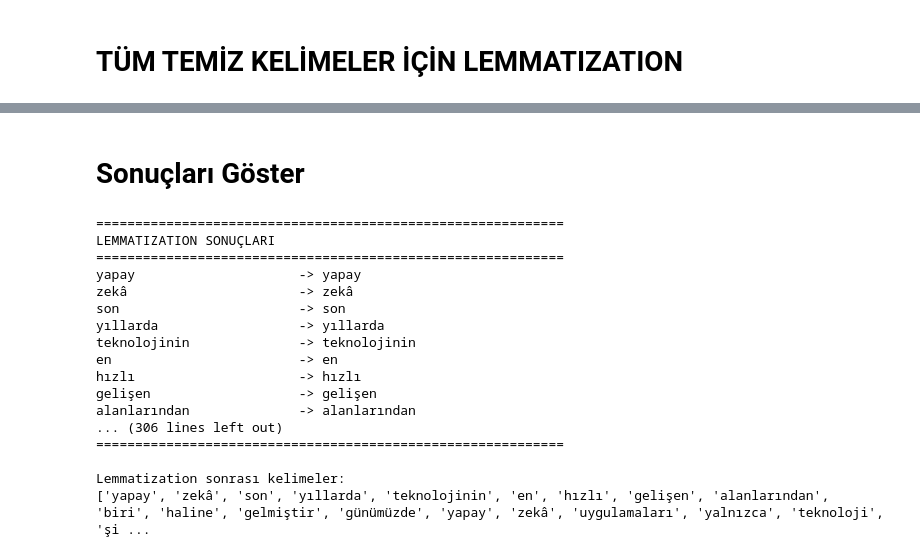
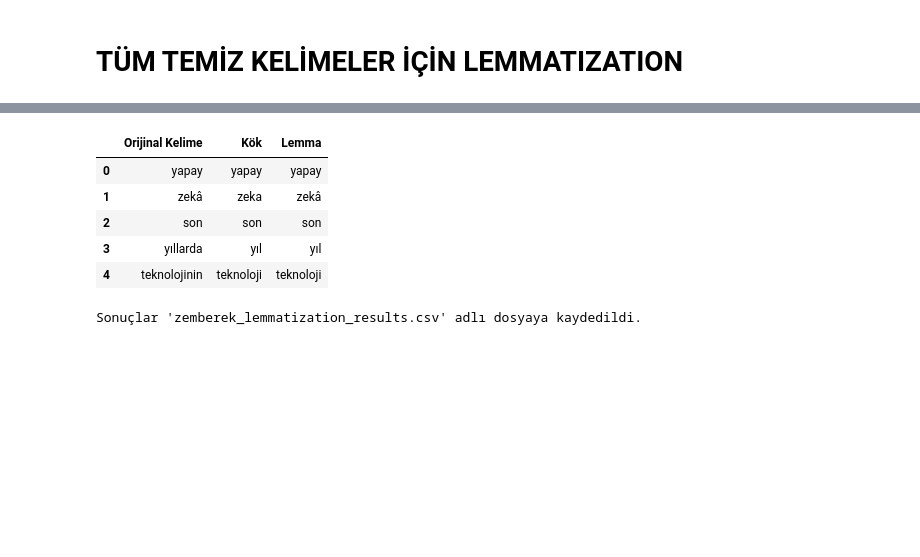
Before and after one commit to gozdecolakoglu/metin, a Jupyter notebook: metin_tr.ipynb, the cells around one changed output, grey strips where cells are left out. Cells and saved outputs as stored; diff of their text form; code cells hidden in the pictures; blank space fills up the shorter version.

```diff
--- a/metin_tr.ipynb
+++ b/metin_tr.ipynb
@@ -151,17 +158,18 @@ değil                     -> değil
 # %% [markdown]
 # **Zemberek**
 # %%
-import jpype
-import os
-
-# Ensure JPype is installed
+# 1. Önce paketi yükleyin
 !pip install -q JPype1
 
+import os
+import jpype
+
+# 2. JAR dosyasının yolunu belirtin (dosyanın bu konumda olduğundan emin olun)
 jar_path = "/content/zemberek-full.jar"
 
 print("JAR mevcut:", os.path.exists(jar_path))
 
-# Check if JVM is already started before attempting to start it again
+# 3. JVM kontrolü ve başlatılması
 if not jpype.isJVMStarted():
     jpype.startJVM(
         jpype.getDefaultJVMPath(),
@@ -172,15 +180,11 @@ if not jpype.isJVMStarted():
 else:
     print("JVM zaten başlatılmış.")
 
-# These lines should always execute after the JVM is confirmed to be running
-TurkishMorphology = jpype.JClass(
-    "zemberek.morphology.TurkishMorphology"
-)
-
+# 4. Sınıfın çağrılması ve nesnenin oluşturulması
+TurkishMorphology = jpype.JClass("zemberek.morphology.TurkishMorphology")
 print("TurkishMorphology bulundu!")
 
 morphology = TurkishMorphology.createWithDefaults()
-
 print("Zemberek hazır!")
 # %% [output]
 JAR mevcut: True
@@ -331,33 +339,27 @@ Analiz edilen kelime: 315
-# %% [markdown]
-# **Sonuçları Göster**
-# %%
-print("\n")
-print("=" * 60)
-print("LEMMATIZATION SONUÇLARI")
-print("=" * 60)
-
-for kelime, lemma in zip(temiz_kelimeler, lemmalar):
-    print(f"{kelime:25} -> {lemma}")
-
-print("=" * 60)
-
-print("\nLemmatization sonrası kelimeler:")
-print(lemmalar)
-# %% [output]
-============================================================
-LEMMATIZATION SONUÇLARI
-============================================================
-yapay                     -> yapay
-zekâ                      -> zekâ
-son                       -> son
-yıllarda                  -> yıllarda
-teknolojinin              -> teknolojinin
-en                        -> en
-hızlı                     -> hızlı
-gelişen                   -> gelişen
-alanlarından              -> alanlarından
-... (306 lines left out)
-============================================================
-
-Lemmatization sonrası kelimeler:
-['yapay', 'zekâ', 'son', 'yıllarda', 'teknolojinin', 'en', 'hızlı', 'gelişen', 'alanlarından', 'biri', 'haline', 'gelmiştir', 'günümüzde', 'yapay', 'zekâ', 'uygulamaları', 'yalnızca', 'teknoloji', 'şi ...
+# %%
+import pandas as pd
+
+# Lemmatization sonuçlarını bir DataFrame'e dönüştür
+results_df = pd.DataFrame({
+    'Orijinal Kelime': temiz_kelimeler,
+    'Kök': kokler,
+    'Lemma': lemmalar
+})
+
+# DataFrame'i göster
+display(results_df.head())
+# %% [output]
+|  | Orijinal Kelime | Kök | Lemma |
+| 0 | yapay | yapay | yapay |
+| 1 | zekâ | zeka | zekâ |
+| 2 | son | son | son |
+| 3 | yıllarda | yıl | yıl |
+| 4 | teknolojinin | teknoloji | teknoloji |
+# %%
+# DataFrame'i CSV dosyasına kaydet
+output_filename = 'zemberek_lemmatization_results.csv'
+results_df.to_csv(output_filename, index=False, encoding='utf-8')
+
+print(f"Sonuçlar '{output_filename}' adlı dosyaya kaydedildi.")
+# %% [output]
+Sonuçlar 'zemberek_lemmatization_results.csv' adlı dosyaya kaydedildi.
```
Also changed, not shown: parts of 6 cells of this notebook.
